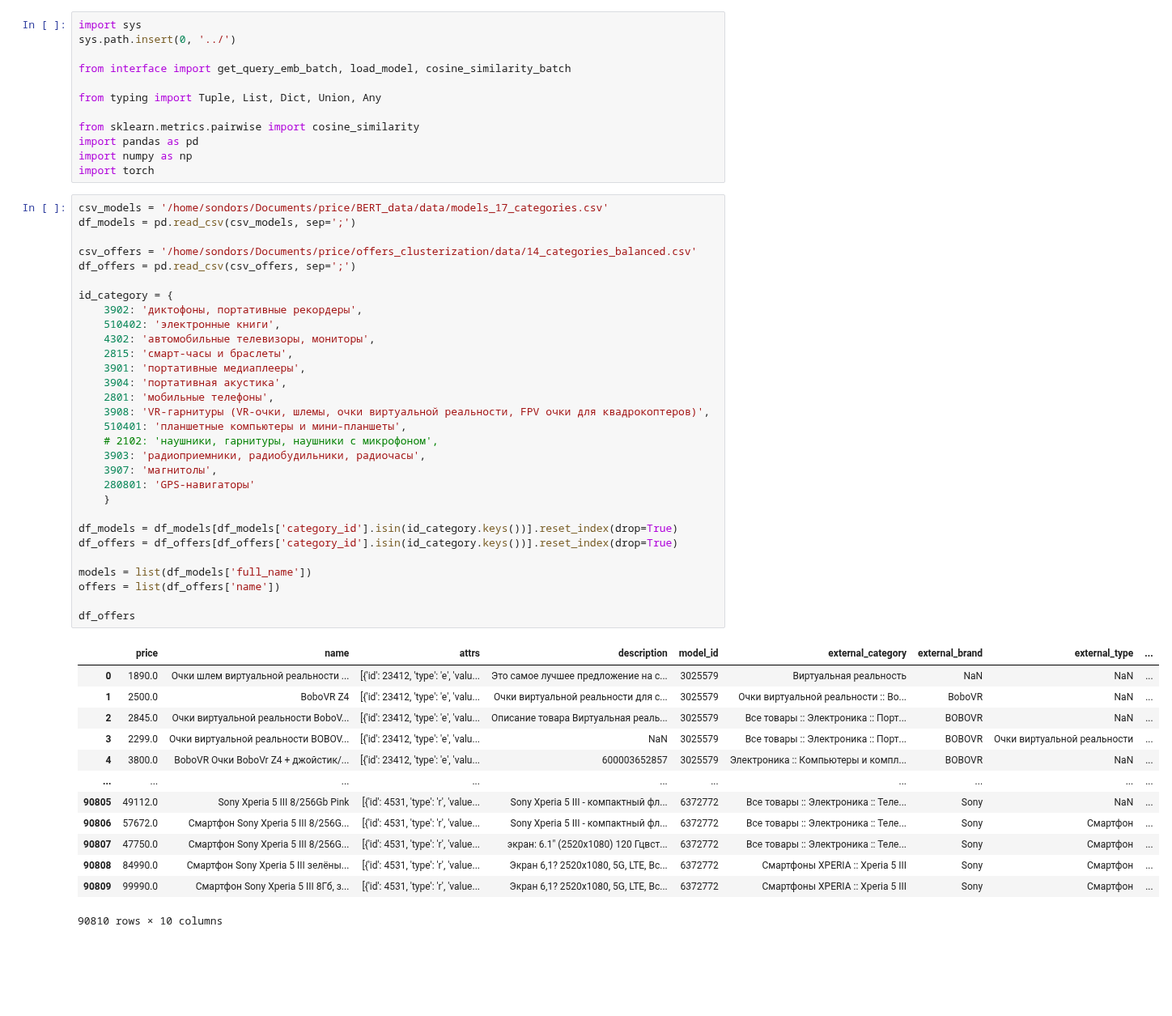
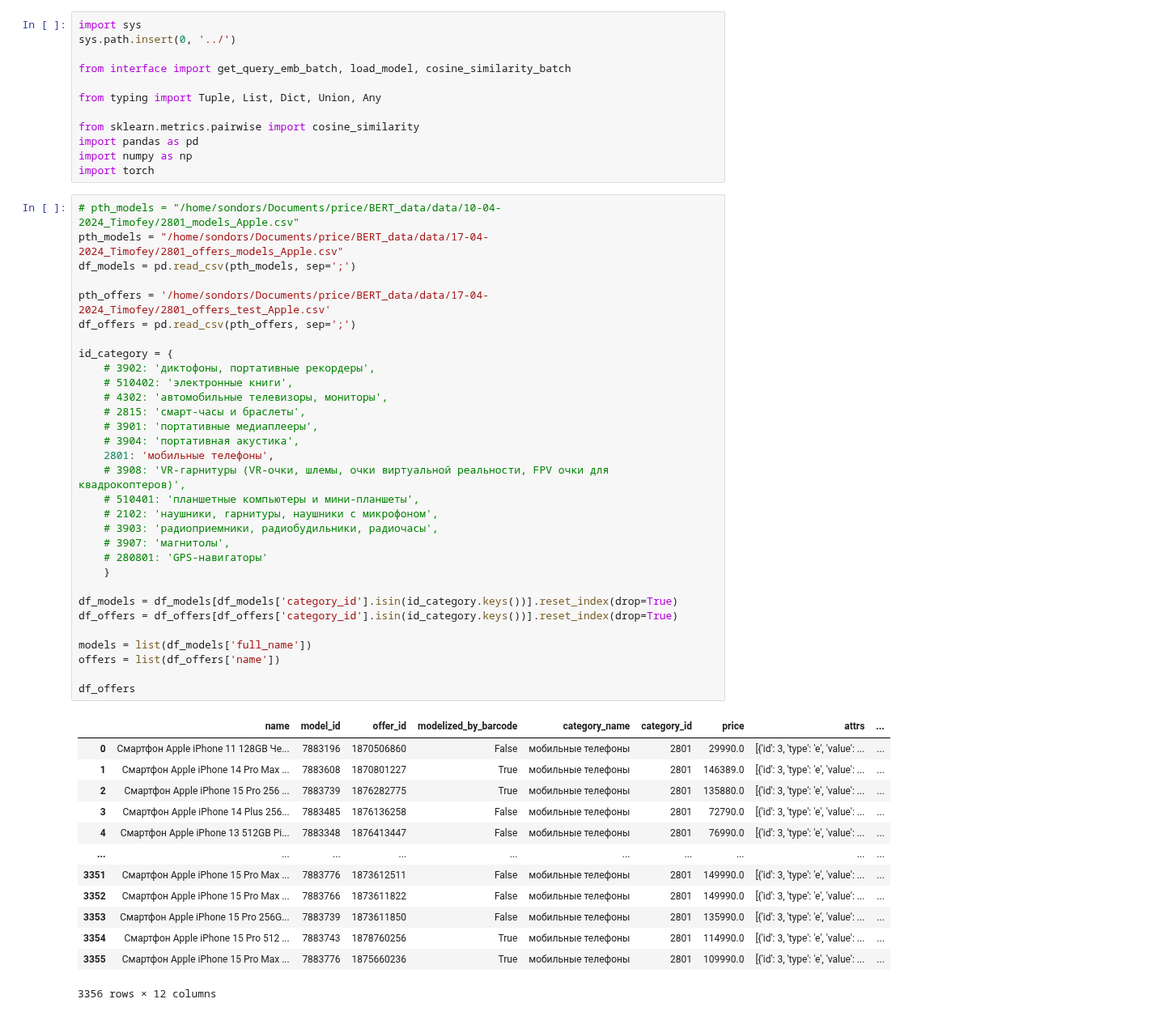
Before and after one commit to IgorSondors/ColBERT, a Jupyter notebook: EVAL/1:n_ColBERT_cos_sim.ipynb, the cells around one changed output. Shown at 81% size. Drawn from its saved outputs; the diff is of its cells as text; blank space fills up the shorter version.

Commit message:
samsung apple split

```diff
--- a/EVAL/1:n_ColBERT_cos_sim.ipynb
+++ b/EVAL/1:n_ColBERT_cos_sim.ipynb
@@ -11,49 +11,50 @@ import pandas as pd
 import numpy as np
 import torch
 # %%
-csv_models = '/home/sondors/Documents/price/BERT_data/data/models_17_categories.csv'
-df_models = pd.read_csv(csv_models, sep=';')
+# pth_models = "/home/sondors/Documents/price/BERT_data/data/10-04-2024_Timofey/2801_models_Apple.csv"
+pth_models = "/home/sondors/Documents/price/BERT_data/data/17-04-2024_Timofey/2801_offers_models_Apple.csv"
+df_models = pd.read_csv(pth_models, sep=';')
 
-csv_offers = '/home/sondors/Documents/price/offers_clusterization/data/14_categories_balanced.csv'
-df_offers = pd.read_csv(csv_offers, sep=';')
+pth_offers = '/home/sondors/Documents/price/BERT_data/data/17-04-2024_Timofey/2801_offers_test_Apple.csv'
+df_offers = pd.read_csv(pth_offers, sep=';')
 
 id_category = {
-    3902: 'диктофоны, портативные рекордеры',
-    510402: 'электронные книги',
-    4302: 'автомобильные телевизоры, мониторы',
-    2815: 'смарт-часы и браслеты',
-    3901: 'портативные медиаплееры',
-    3904: 'портативная акустика',
+    # 3902: 'диктофоны, портативные рекордеры',
+    # 510402: 'электронные книги',
+    # 4302: 'автомобильные телевизоры, мониторы',
+    # 2815: 'смарт-часы и браслеты',
+    # 3901: 'портативные медиаплееры',
+    # 3904: 'портативная акустика',
     2801: 'мобильные телефоны',
-    3908: 'VR-гарнитуры (VR-очки, шлемы, очки виртуальной реальности, FPV очки для квадрокоптеров)',
-    510401: 'планшетные компьютеры и мини-планшеты',
+    # 3908: 'VR-гарнитуры (VR-очки, шлемы, очки виртуальной реальности, FPV очки для квадрокоптеров)',
+    # 510401: 'планшетные компьютеры и мини-планшеты',
     # 2102: 'наушники, гарнитуры, наушники c микрофоном',
-    3903: 'радиоприемники, радиобудильники, радиочасы',
-    3907: 'магнитолы',
-    280801: 'GPS-навигаторы'
+    # 3903: 'радиоприемники, радиобудильники, радиочасы',
+    # 3907: 'магнитолы',
+    # 280801: 'GPS-навигаторы'
     }
 
 df_models = df_models[df_models['category_id'].isin(id_category.keys())].reset_index(drop=True)
 df_offers = df_offers[df_offers['category_id'].isin(id_category.keys())].reset_index(drop=True)
 
 models = list(df_models['full_name'])
 offers = list(df_offers['name'])
 
 df_offers
 # %% [output]
-|  | price | name | attrs | description | model_id | external_category | external_brand | external_type | ... |
-| 0 | 1890.0 | Очки шлем виртуальной реальности ... | [{'id': 23412, 'type': 'e', 'valu... | Это самое лучшее предложение на с... | 3025579 | Виртуальная реальность | NaN | NaN | ... |
-| 1 | 2500.0 | BoboVR Z4 | [{'id': 23412, 'type': 'e', 'valu... | Очки виртуальной реальности для с... | 3025579 | Очки виртуальной реальности :: Bo... | BoboVR | NaN | ... |
-| 2 | 2845.0 | Очки виртуальной реальности BoboV... | [{'id': 23412, 'type': 'e', 'valu... | Описание товара Виртуальная реаль... | 3025579 | Все товары :: Электроника :: Порт... | BOBOVR | NaN | ... |
-| 3 | 2299.0 | Очки виртуальной реальности BOBOV... | [{'id': 23412, 'type': 'e', 'valu... | NaN | 3025579 | Все товары :: Электроника :: Порт... | BOBOVR | Очки виртуальной реальности | ... |
-| 4 | 3800.0 | BoboVR Очки BoboVr Z4 + джойстик/... | [{'id': 23412, 'type': 'e', 'valu... | 600003652857 | 3025579 | Электроника :: Компьютеры и компл... | BOBOVR | NaN | ... |
+|  | name | model_id | offer_id | modelized_by_barcode | category_name | category_id | price | attrs | ... |
+| 0 | Смартфон Apple iPhone 11 128GB Че... | 7883196 | 1870506860 | False | мобильные телефоны | 2801 | 29990.0 | [{'id': 3, 'type': 'e', 'value': ... | ... |
+| 1 | Смартфон Apple iPhone 14 Pro Max ... | 7883608 | 1870801227 | True | мобильные телефоны | 2801 | 146389.0 | [{'id': 3, 'type': 'e', 'value': ... | ... |
+| 2 | Смартфон Apple iPhone 15 Pro 256 ... | 7883739 | 1876282775 | True | мобильные телефоны | 2801 | 135880.0 | [{'id': 3, 'type': 'e', 'value': ... | ... |
+| 3 | Смартфон Apple iPhone 14 Plus 256... | 7883485 | 1876136258 | False | мобильные телефоны | 2801 | 72790.0 | [{'id': 3, 'type': 'e', 'value': ... | ... |
+| 4 | Смартфон Apple iPhone 13 512GB Pi... | 7883348 | 1876413447 | False | мобильные телефоны | 2801 | 76990.0 | [{'id': 3, 'type': 'e', 'value': ... | ... |
 | ... | ... | ... | ... | ... | ... | ... | ... | ... | ... |
-| 90805 | 49112.0 | Sony Xperia 5 III 8/256Gb Pink | [{'id': 4531, 'type': 'r', 'value... | Sony Xperia 5 III - компактный фл... | 6372772 | Все товары :: Электроника :: Теле... | Sony | NaN | ... |
-| 90806 | 57672.0 | Смартфон Sony Xperia 5 III 8/256G... | [{'id': 4531, 'type': 'r', 'value... | Sony Xperia 5 III - компактный фл... | 6372772 | Все товары :: Электроника :: Теле... | Sony | Смартфон | ... |
-| 90807 | 47750.0 | Смартфон Sony Xperia 5 III 8/256G... | [{'id': 4531, 'type': 'r', 'value... | экран: 6.1" (2520x1080) 120 Гцвст... | 6372772 | Все товары :: Электроника :: Теле... | Sony | Смартфон | ... |
-| 90808 | 84990.0 | Смартфон Sony Xperia 5 III зелёны... | [{'id': 4531, 'type': 'r', 'value... | Экран 6,1? 2520x1080, 5G, LTE, Вс... | 6372772 | Смартфоны XPERIA :: Xperia 5 III | Sony | Смартфон | ... |
-| 90809 | 99990.0 | Смартфон Sony Xperia 5 III 8Гб, з... | [{'id': 4531, 'type': 'r', 'value... | Экран 6,1? 2520x1080, 5G, LTE, Вс... | 6372772 | Смартфоны XPERIA :: Xperia 5 III | Sony | Смартфон | ... |
+| 3351 | Смартфон Apple iPhone 15 Pro Max ... | 7883776 | 1873612511 | False | мобильные телефоны | 2801 | 149990.0 | [{'id': 3, 'type': 'e', 'value': ... | ... |
+| 3352 | Смартфон Apple iPhone 15 Pro Max ... | 7883766 | 1873611822 | False | мобильные телефоны | 2801 | 149990.0 | [{'id': 3, 'type': 'e', 'value': ... | ... |
+| 3353 | Смартфон Apple iPhone 15 Pro 256G... | 7883739 | 1873611850 | False | мобильные телефоны | 2801 | 135990.0 | [{'id': 3, 'type': 'e', 'value': ... | ... |
+| 3354 | Смартфон Apple iPhone 15 Pro 512 ... | 7883743 | 1878760256 | True | мобильные телефоны | 2801 | 114990.0 | [{'id': 3, 'type': 'e', 'value': ... | ... |
+| 3355 | Смартфон Apple iPhone 15 Pro Max ... | 7883776 | 1875660236 | True | мобильные телефоны | 2801 | 109990.0 | [{'id': 3, 'type': 'e', 'value': ... | ... |
-90810 rows × 10 columns
+3356 rows × 12 columns
 # %%
 df_models
 # %% [output]
```
Also changed, not shown: parts of 13 cells of this notebook, 2 other files.
